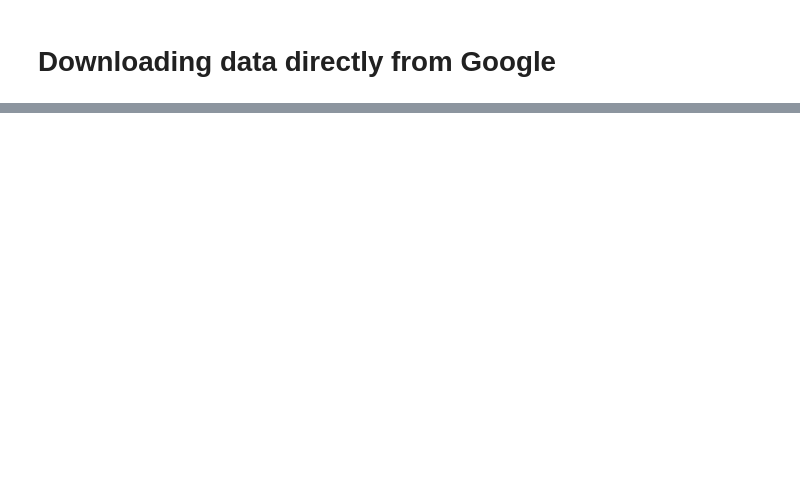
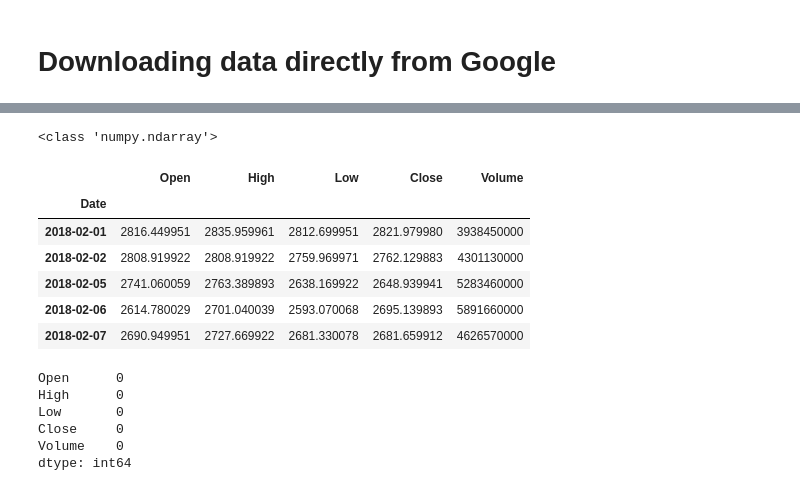
Before and after one commit to Aaivazi000/fintech-master, a Jupyter notebook: Marin Workspace/marin_4.18.ipynb, the cells around one changed output, grey strips where cells are left out. Saved outputs shown, nothing was run; the diff lists cells and outputs as text; code cells hidden in the pictures; blank space fills up the shorter version.

```diff
--- a/Marin Workspace/marin_4.18.ipynb
+++ b/Marin Workspace/marin_4.18.ipynb
@@ -51,0 +84,31 @@ print(lin_reg_model.predict(X_new))
+# %%
+aapl_df = stock_data[stock_data['Name'] == 'AAPL']['2013':'2018']
+X = (aapl_df.index - aapl_df.index[0]).days.values.reshape(-1,1)
+y = aapl_df['close'].values.reshape(-1,1)
+lin_reg_model = sklearn.linear_model.LinearRegression()
+lin_reg_model.fit(X,y)
+#From 2-8-13 to 4-15-18: 1892 days
+lin_reg_model.predict(2152)
+# %% [output]
+<class 'numpy.ndarray'>
+# %%
+sp500 = pd.read_csv('SP500.csv', index_col = 'Date', parse_dates=['Date'])
+# %%
+sp500.tail(5)
+# %% [output]
+|  | Open | High | Low | Close | Volume |
+| Date |  |  |  |  |  |
+| 2018-02-01 | 2816.449951 | 2835.959961 | 2812.699951 | 2821.979980 | 3938450000 |
+| 2018-02-02 | 2808.919922 | 2808.919922 | 2759.969971 | 2762.129883 | 4301130000 |
+| 2018-02-05 | 2741.060059 | 2763.389893 | 2638.169922 | 2648.939941 | 5283460000 |
+| 2018-02-06 | 2614.780029 | 2701.040039 | 2593.070068 | 2695.139893 | 5891660000 |
+| 2018-02-07 | 2690.949951 | 2727.669922 | 2681.330078 | 2681.659912 | 4626570000 |
+# %%
+sp500.isnull().sum()
+# %% [output]
+Open      0
+High      0
+Low       0
+Close     0
+Volume    0
+dtype: int64
```
Also changed, not shown: parts of 20 cells of this notebook.
